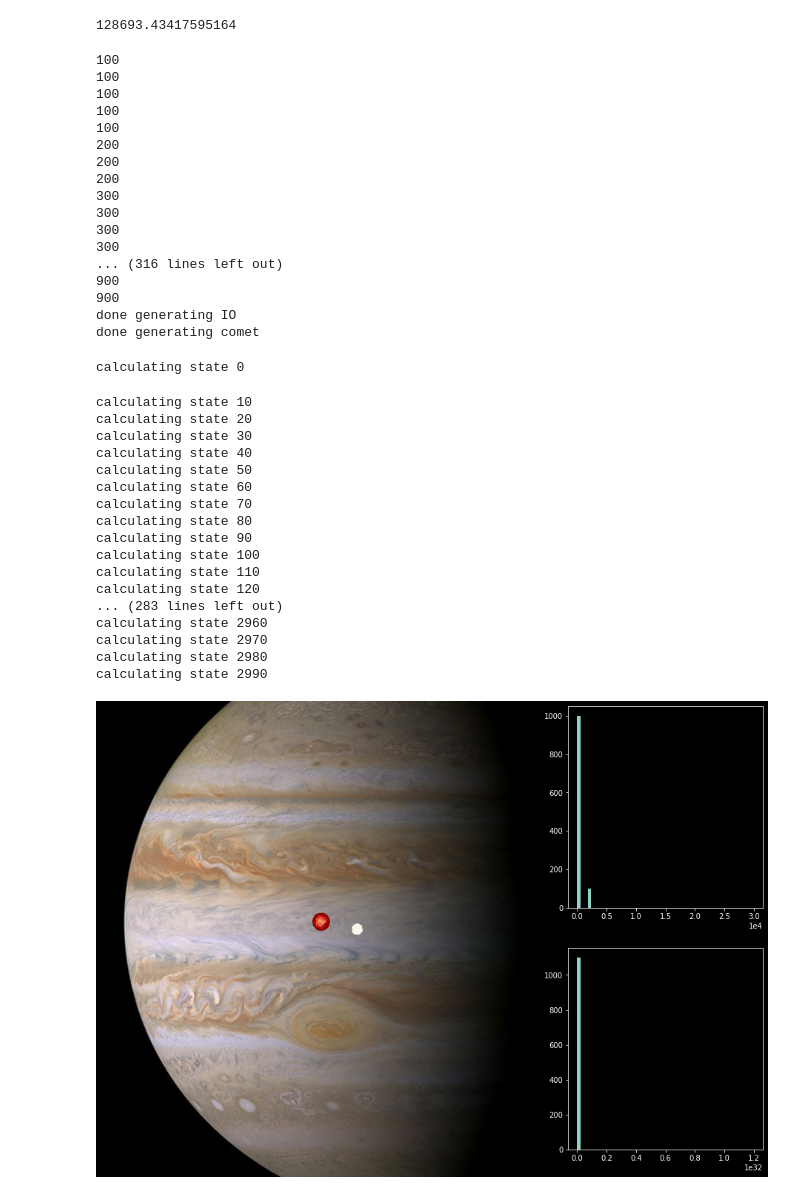
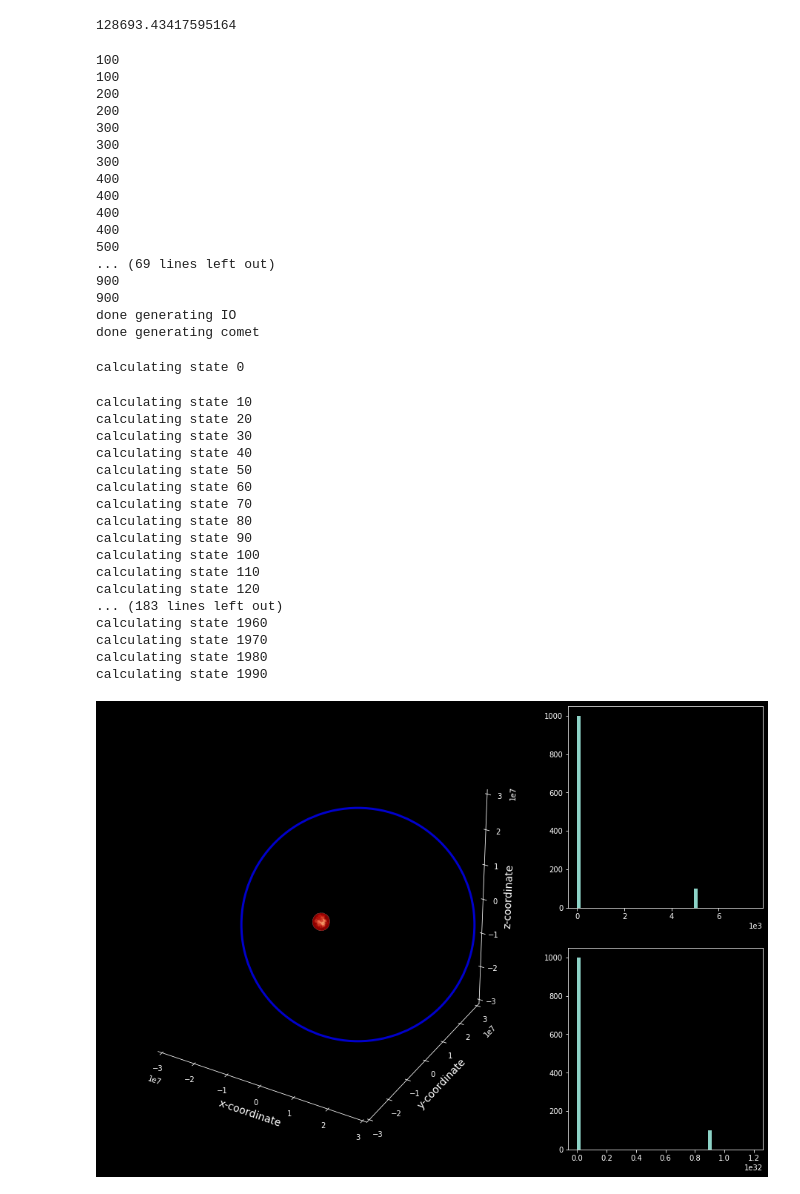
Before and after one commit to mikkel92/Planet-asteroid-interaction, a Jupyter notebook: n_body crash.ipynb, the cells around one changed output. Drawn from its saved outputs; the diff is of its cells as text; code cells hidden in the pictures.

```diff
--- a/n_body crash.ipynb
+++ b/n_body crash.ipynb
@@ -24,7 +24,7 @@ G       = 6.67e-11 #  Gravitational constant in SI units
 # SIMULATION PARAMETERS
 Ninit   = 1000 # Number of particles (if new object is created)
 m       = Mj/Ninit # SPH particle mass
-dt      = 50 # Time step size
+dt      = 200 # Time step size
 ball_size = Rj / (np.cbrt(Ninit) * np.sqrt(2))
 print(ball_size)
 # %% [output]
@@ -59,13 +59,13 @@ def init_IO(n):
 def init_comet(state, offset=0, moon_ratio=0.1):
 
     state = list(state)
-    state.append([1e7, offset, 0, -1e5, 0, 0])
+    state.append([7e7, offset, 0, -1e6, 0, 0])
 
     while len(state) < int(Ninit + Ninit * moon_ratio):
         if len(state) % 100 == 0:
             print(len(state))
 
-        tmp_state = [1e7, offset, 0, -1e5, 0, 0]
+        tmp_state = [7e7, offset, 0, -1e6, 0, 0]
         tmp_state[:3] += (np.random.randn(3) - 0.5) * Rj #* 6 * moon_ratio
 
         vec = (tmp_state - np.array(state)[Ninit:])
@@ -88,6 +88,8 @@ def init_comet(state, offset=0, moon_ratio=0.1):
 
 def new_state(state, Fi, distances):
 
+    a = Fi / m
+
     if any(np.where((distances < 2 * ball_size) & (distances > 0))[0]):
 
         updates = np.where((distances < 2 * ball_size) & (distances > 0))
@@ -97,9 +99,12 @@ def new_state(state, Fi, distances):
 
         for i in range(0,len(to_be_updated)):
             #state[to_be_updated[i]][3:] = state_updates[i] * 0.999
-            state[to_be_updated[i]], s = collision(state[to_be_updated[i]], state_updates[i], 0.999)
+            if to_be_updated[i] >= Ninit:
+                state[to_be_updated[i]], s = collision(state[to_be_updated[i]], state_updates[i], 1)
+            else:
+                state[to_be_updated[i]], s = collision(state[to_be_updated[i]], state_updates[i], 0.9)
+            state[to_be_updated[i]][3:] -= a[to_be_updated[i]] * dt
 
-    a = Fi / m
 
     state[:,3:] += a * dt
     state[:,0:3] += state[:,3:]
@@ -122,6 +127,20 @@ def gravity_n_body(state):
         #print(vec)
         #print((vec.transpose()/distance**3).transpose())
         Fi.append(np.sum(- G * m ** 2 * np.nan_to_num(vec.transpose()/distance**3).transpose(), axis = 0))
+        Fi_max = - G * m ** 2 * 10 * ball_size / ball_size**3
+
+        if len(np.where((abs(np.array(Fi)[-1]) > abs(Fi_max)))[0]) > 0:
+
+            for i in np.where((abs(np.array(Fi)[-1]) > abs(Fi_max)))[0]:
+                if Fi[-1][i] > 0:
+                    Fi[-1][i] = Fi_max
+                else:
+                    Fi[-1][i] = -Fi_max
+            #print(abs(np.array(Fi)[-1]))
+            #print(abs(Fi_max))
+            #print(np.where((abs(np.array(Fi)[-1]) > abs(Fi_max)))[0])
+
+            #break
 
     return np.array(Fi), np.array(distances)
 
@@ -146,6 +165,7 @@ def collision(state1, state2, inelasticity=1):
 
     state1[3:] = (state1[3:] - v_norm) * inelasticity
     state2[3:] = (state2[3:] + v_norm) * inelasticity
+    #state1[:3] = state2[:3] + n * ball_size
 
     return state1, state2
 
@@ -167,17 +187,17 @@ print('done generating comet')
 # %% [output]
 100
 100
-100
-100
-100
-200
 200
 200
 300
 300
 300
-300
-... (316 lines left out)
+400
+400
+400
+400
+500
+... (69 lines left out)
 900
 900
 done generating IO
@@ -185,7 +205,7 @@ done generating comet
 # %%
 # create plot states
 
-N = 3000 # animation frames
+N = 2000 # animation frames
 state = start_state
 states = []
 for i in range(0,N):
@@ -214,8 +234,8 @@ calculating state 90
 calculating state 100
 calculating state 110
 calculating state 120
-... (283 lines left out)
-calculating state 2960
-calculating state 2970
-calculating state 2980
-calculating state 2990
+... (183 lines left out)
+calculating state 1960
+calculating state 1970
+calculating state 1980
+calculating state 1990
@@ -254,9 +276,9 @@ plt.set_cmap('OrRd')
 # large subplot
 ax = plt.subplot2grid((2,3), (0,0), colspan=2, rowspan=2, projection='3d')
 scatters = ax.scatter(states[0][:,0], states[0][:,1], states[0][:,2], s=ball_size/10000)#, c=distances)
-#scatters = ax.scatter(-1e8, 2e8, -1e8, s=ball_size/1.3, alpha=0.8)#, c=distances)
-ab = AnnotationBbox(getImage(r'C:\Users\mikkel\Desktop\planet_sim\jupiter1.jpg'), (0, 0), frameon=False)
-at = ax.add_artist(ab)
+at = ax.scatter(-1e8, 2e8, -1.3e8, s=ball_size/1.3, alpha=0.8, facecolors='k', edgecolors='b', linewidths=3)#, c=distances)
+#ab = AnnotationBbox(getImage(r'C:\Users\mikkel\Desktop\planet_sim\jupiter1.jpg'), (0, 0), frameon=False)
+#at = ax.add_artist(ab)
 at.zorder = 0
 
 # small subplot 1
@@ -276,34 +298,34 @@ plt.hist(m * (states[0][:,3] ** 2 + states[0][:,4] ** 2 + states[0][:,5] ** 2),
 #ax.view_init(elev=0, azim=0) # view y-z
 #ax.view_init(elev=0, azim=90) # view x-z
 
 scatters = ax.scatter(states[0][:,0], states[0][:,1], states[0][:,2], s=ball_size/10000, c=distances)
 
 
 ax.view_init(elev=30, azim=-60)
 #ax.plot_surface(img_x * 5, img_y * 5, img_z, rstride=10, cstride=10, facecolors=img)
 #scatters = ax.scatter(states[0][:,0], states[0][:,1], states[0][:,2], s=ball_size/10000, c=distances)
 
 
 
 # Setting the axes properties
 ax.set_xlim3d(-3*zoom, 3*zoom)
 ax.set_ylim3d(-3*zoom, 3*zoom)
 ax.set_zlim3d(-3*zoom, 3*zoom)
 
 ax.set_xlabel("x-coordinate",fontsize=14)
 ax.set_ylabel("y-coordinate",fontsize=14)
 ax.set_zlabel("z-coordinate",fontsize=14)
 
 # make the panes transparent
 ax.xaxis.set_pane_color((1.0, 1.0, 1.0, 0.0))
 ax.yaxis.set_pane_color((1.0, 1.0, 1.0, 0.0))
 ax.zaxis.set_pane_color((1.0, 1.0, 1.0, 0.0))
 # make the grid lines transparent
 ax.xaxis._axinfo["grid"]['color'] =  (1,1,1,0)
 ax.yaxis._axinfo["grid"]['color'] =  (1,1,1,0)
 ax.zaxis._axinfo["grid"]['color'] =  (1,1,1,0)
 # %% [output]
-[figure, old version]
+[figure, new version]
 # %%
 %%time
 # Generate the animation
```
Also changed, not shown: parts of 3 cells of this notebook.
